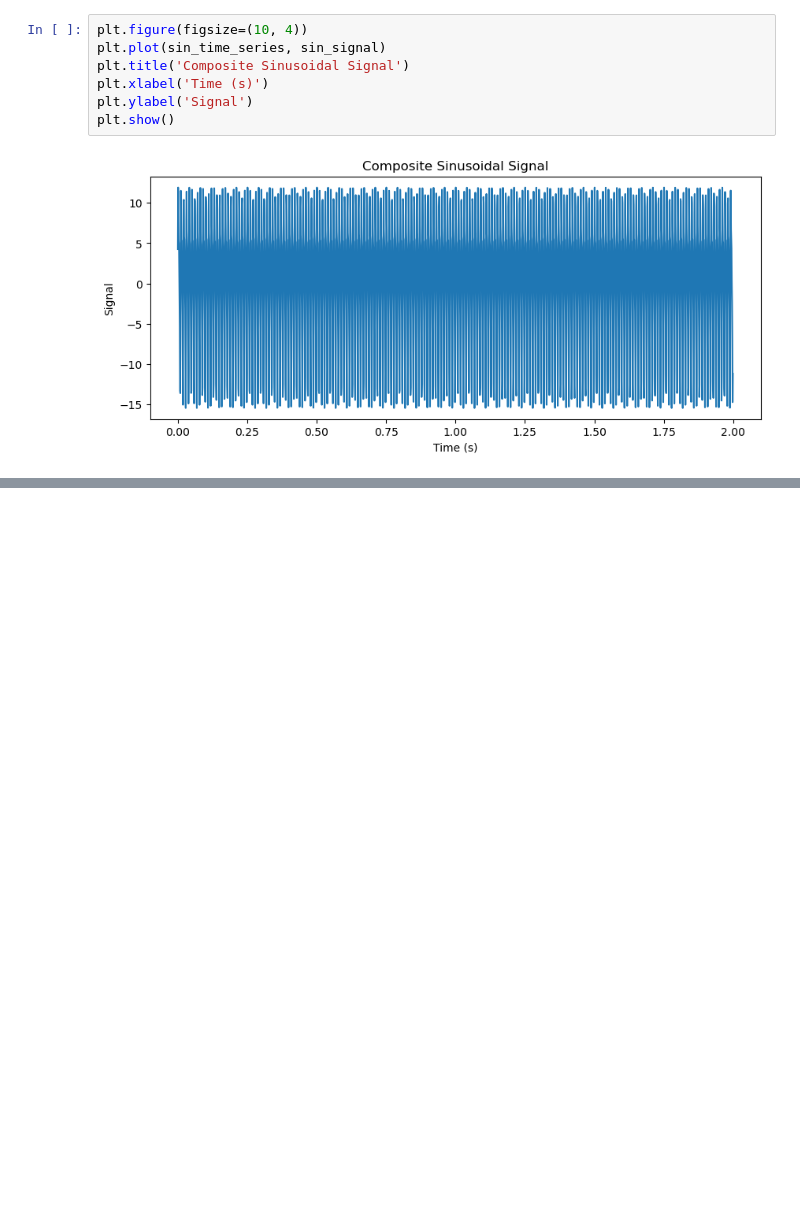
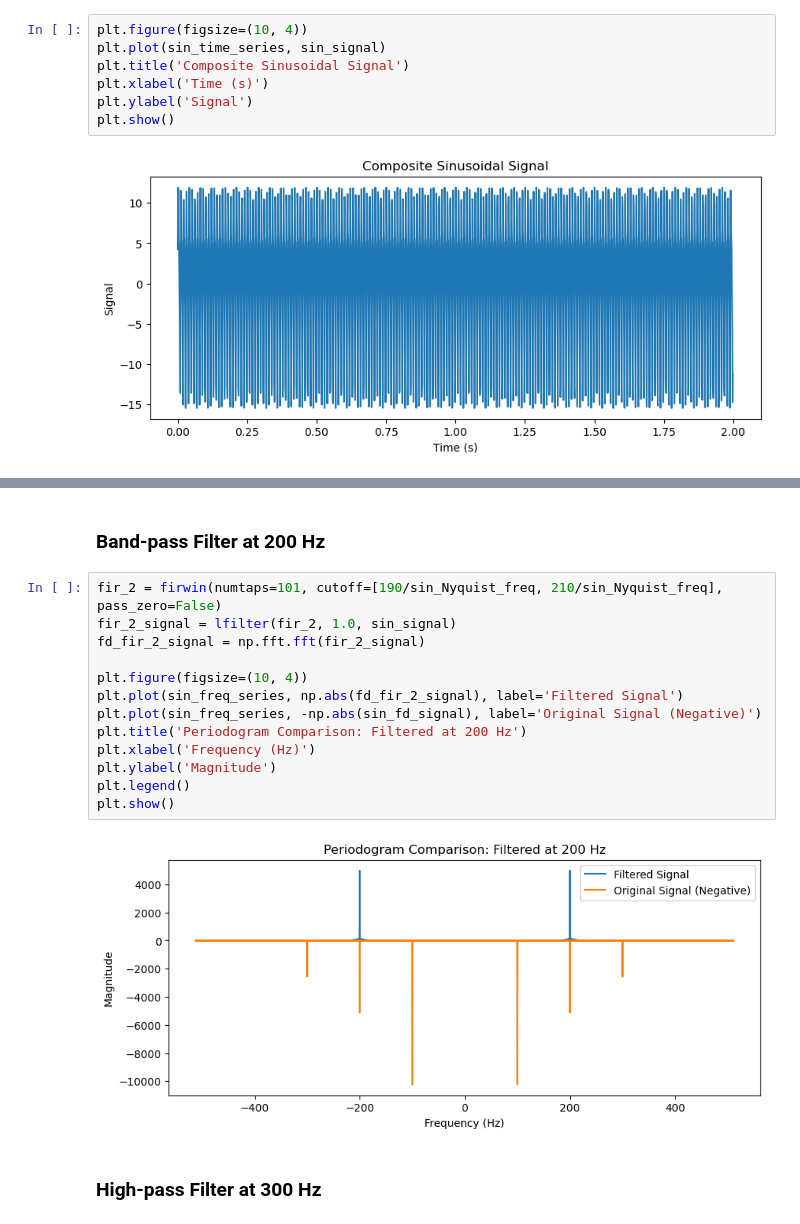
Before and after one commit to ShitongGuo/LZU_lab, a Jupyter notebook: lab_1.ipynb, the cells around one changed output, grey strips where cells are left out. Saved outputs shown, nothing was run; the diff lists cells and outputs as text; blank space fills up the shorter version.

```diff
--- a/lab_1.ipynb
+++ b/lab_1.ipynb
@@ -79,0 +126,19 @@ plt.show()
+# %% [markdown]
+### Band-pass Filter at 200 Hz
+# %%
+fir_2 = firwin(numtaps=101, cutoff=[190/sin_Nyquist_freq, 210/sin_Nyquist_freq], pass_zero=False)
+fir_2_signal = lfilter(fir_2, 1.0, sin_signal)
+fd_fir_2_signal = np.fft.fft(fir_2_signal)
+
+plt.figure(figsize=(10, 4))
+plt.plot(sin_freq_series, np.abs(fd_fir_2_signal), label='Filtered Signal')
+plt.plot(sin_freq_series, -np.abs(sin_fd_signal), label='Original Signal (Negative)')
+plt.title('Periodogram Comparison: Filtered at 200 Hz')
+plt.xlabel('Frequency (Hz)')
+plt.ylabel('Magnitude')
+plt.legend()
+plt.show()
+# %% [output]
+[figure, added]
+# %% [markdown]
+### High-pass Filter at 300 Hz
```
Also changed, not shown: parts of 12 cells of this notebook, 2 other files.
